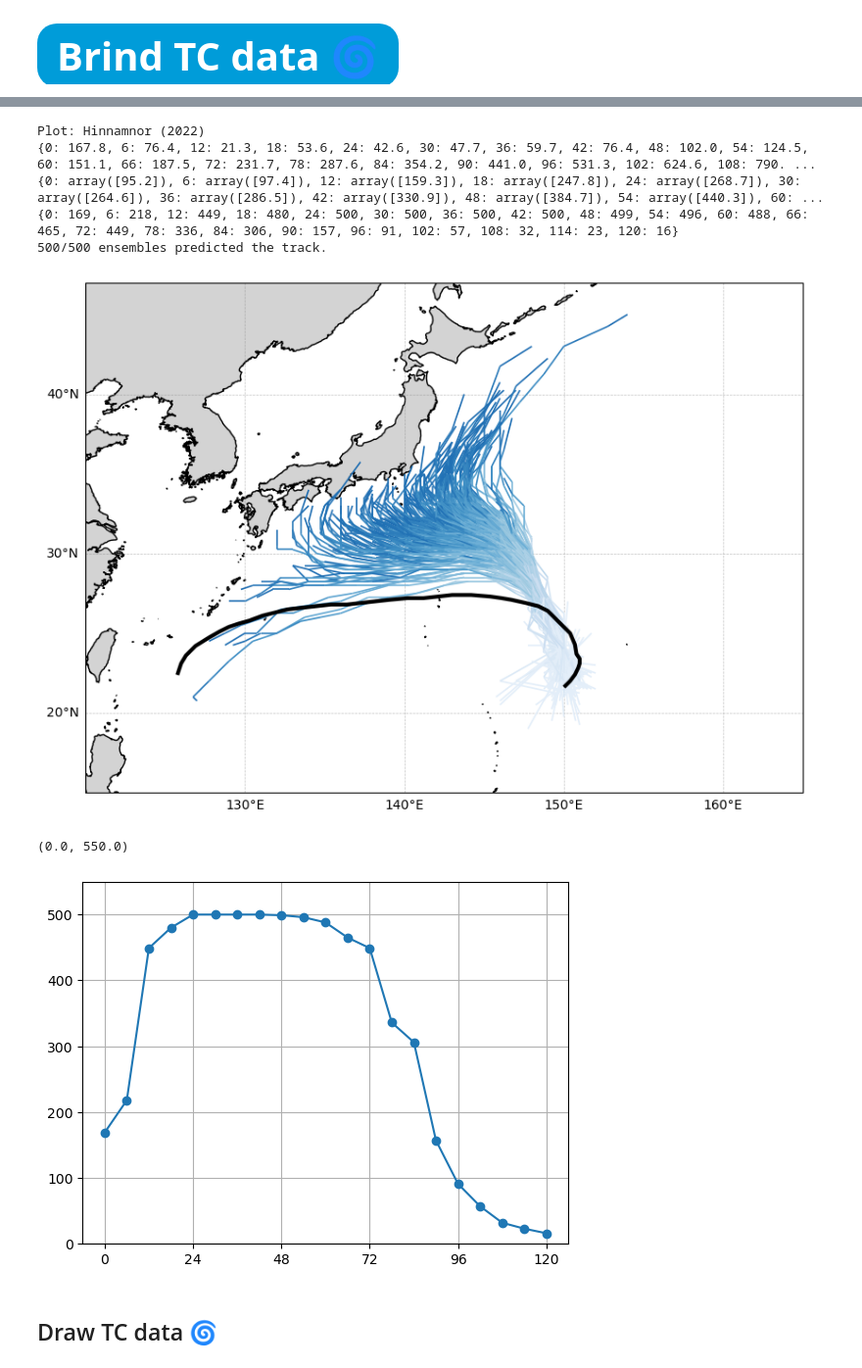
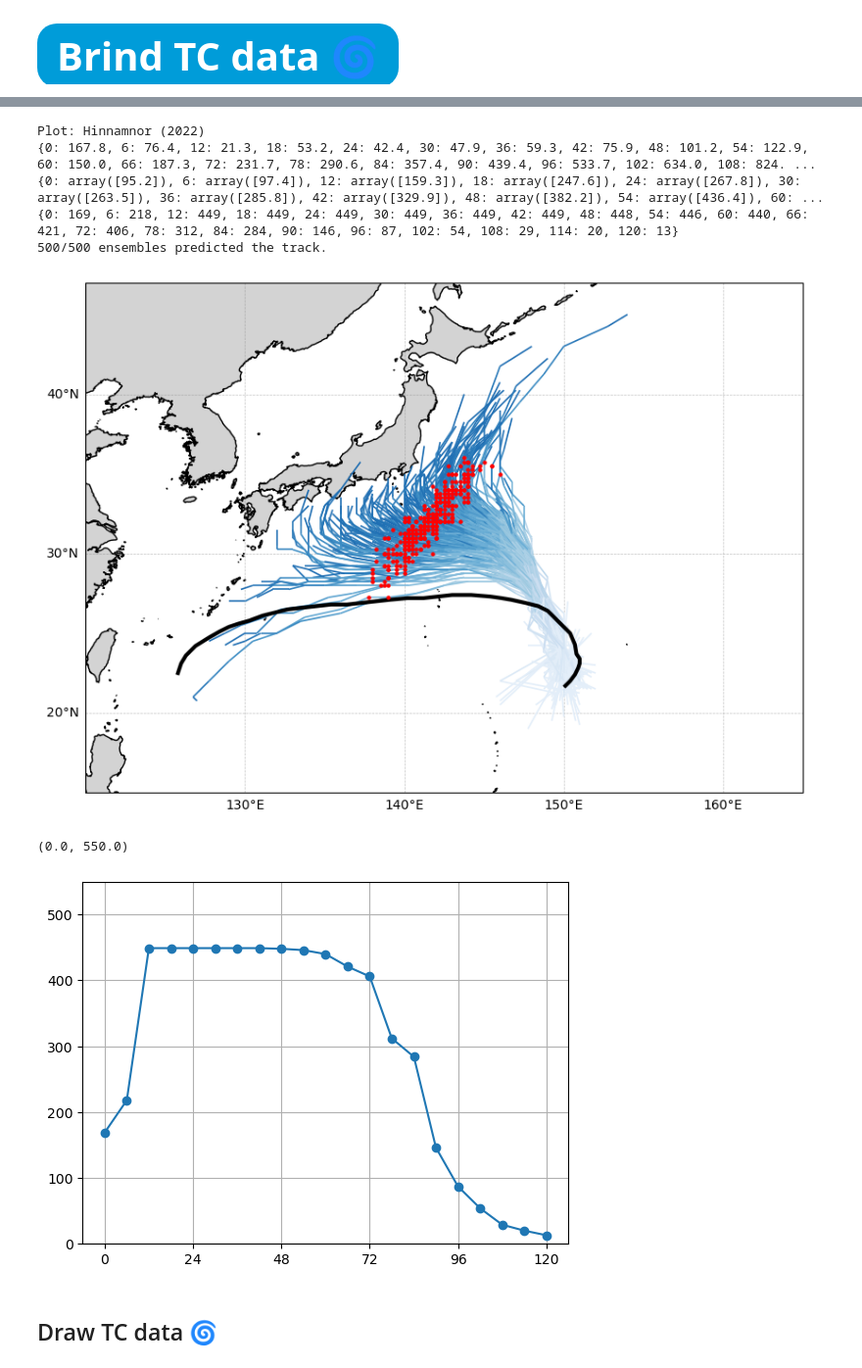
Before and after one commit to jjoo0727/Convective-Systems-Tropical-Dynamics-Laboratory, a Jupyter notebook: sensitivity/TC_track_and_vortex_remove.ipynb, the cells around one changed output, grey strips where cells are left out. Shown at 98% size. Drawn from its saved outputs; the diff is of its cells as text; code cells hidden in the pictures.

```diff
--- a/sensitivity/TC_track_and_vortex_remove.ipynb
+++ b/sensitivity/TC_track_and_vortex_remove.ipynb
@@ -85,9 +85,9 @@ perturbation_scale = 0.05
 #예측 시간 지정, 초기 시간 지정, 앙상블 수
 predict_interval_list = np.arange(0,24*5+1,6)
 start_track_time = 24
-ens_list = range(0,100)
+ens_list = range(0,500)
 ens_num = len(ens_list)  # 앙상블 수
-new_ssv = 'y'           #새로 생성할 것인지 여부, n이면 기존 파일 불러옴
+new_ssv = 'n'           #새로 생성할 것인지 여부, n이면 기존 파일 불러옴
 retro_opt = 'td'        #다시 돌아가면서 태풍 추적시 강한 것만 추적하려면 td로
 lat_perturb = False
 six_hour_suffix = 'y'      #! 6h option 꼭 확인
@@ -476,5 +459,5 @@ Plot: Hinnamnor (2022)
 # %%
-plot_time = 12
+plot_time = 72
 
 print(f"Plot: {storm_name} ({storm_year})")
 fig, ax = plt.subplots(figsize=(10, 8), subplot_kw={'projection': ccrs.PlateCarree()})
@@ -526,8 +509,9 @@ for t in range(0, 121, 6):
     tar_pos = []
     for ens, single_data in min_position.items():
         snap_data = min_position[ens].get(first_time+timedelta(hours=t), None)
+        first_data = min_position[ens].get(first_time+timedelta(hours=12), None)
 
-        if snap_data:
+        if snap_data and first_data:
             tar_pos.append([snap_data['lon'], snap_data['lat']])
             if t == plot_time:
                 mid_pos.append([snap_data['lon'], snap_data['lat']])
@@ -546,39 +530,39 @@ for t in range(0, 121, 6):
 
     # ax.text(snap_lon, snap_lat, t, zorder = 13, horizontalalignment='center', verticalalignment='center' )
 
     corr_pos_tar = np.copy(tar_pos)
     corr_pos_tar[:, 0] = (tar_pos[:, 0]-np.mean(tar_pos[:, 0])) * np.cos(np.radians(tar_pos[:, 1]))  # 경도에 cos(위도)를 곱해 거리 왜곡 보정
     pca_tar = PCA(n_components=1)
     pca_tar.fit(corr_pos_tar)
     pca_tar.mean_[0] = pca_tar.mean_[0] / np.cos(np.radians(pca_tar.mean_[1])) + np.mean(tar_pos[:, 0])
     projection = pca_tar.transform(corr_pos_tar)[:, 0]  # 주축에 투영된 데이터 (1차원)
     distances_tar = (projection - np.mean(projection)) * 111
     ens_spread_dict[t] = np.std(distances_tar, ddof = 1).round(1)
     ens_error_dict[t] = haversine_distance(snap_lon, snap_lat, avg_lon, avg_lat).round(1)
     ens_num_dict[t] = len(distances_tar)
 
 print(ens_spread_dict)
 print(ens_error_dict)
 print(ens_num_dict)
 
-# ax.scatter(np.array(mid_pos)[:,0], np.array(mid_pos)[:,1], color = 'green', zorder = 12, s=10)
+ax.scatter(np.array(mid_pos)[:,0], np.array(mid_pos)[:,1], color = 'red', zorder = 12, s=5)
 
 print(f"{num}/{len(ens_list)} ensembles predicted the track.")
 plt.show()
 
 plt.plot(ens_num_dict.keys(), list(ens_num_dict.values()), marker='o')
 plt.grid()
 plt.xticks(range(0, 121, 24))
 plt.ylim(0,550)
 # %% [output]
 Plot: Hinnamnor (2022)
-{0: 167.8, 6: 76.4, 12: 21.3, 18: 53.6, 24: 42.6, 30: 47.7, 36: 59.7, 42: 76.4, 48: 102.0, 54: 124.5, 60: 151.1, 66: 187.5, 72: 231.7, 78: 287.6, 84: 354.2, 90: 441.0, 96: 531.3, 102: 624.6, 108: 790. ...
-{0: array([95.2]), 6: array([97.4]), 12: array([159.3]), 18: array([247.8]), 24: array([268.7]), 30: array([264.6]), 36: array([286.5]), 42: array([330.9]), 48: array([384.7]), 54: array([440.3]), 60: ...
-{0: 169, 6: 218, 12: 449, 18: 480, 24: 500, 30: 500, 36: 500, 42: 500, 48: 499, 54: 496, 60: 488, 66: 465, 72: 449, 78: 336, 84: 306, 90: 157, 96: 91, 102: 57, 108: 32, 114: 23, 120: 16}
+{0: 167.8, 6: 76.4, 12: 21.3, 18: 53.2, 24: 42.4, 30: 47.9, 36: 59.3, 42: 75.9, 48: 101.2, 54: 122.9, 60: 150.0, 66: 187.3, 72: 231.7, 78: 290.6, 84: 357.4, 90: 439.4, 96: 533.7, 102: 634.0, 108: 824. ...
+{0: array([95.2]), 6: array([97.4]), 12: array([159.3]), 18: array([247.6]), 24: array([267.8]), 30: array([263.5]), 36: array([285.8]), 42: array([329.9]), 48: array([382.2]), 54: array([436.4]), 60: ...
+{0: 169, 6: 218, 12: 449, 18: 449, 24: 449, 30: 449, 36: 449, 42: 449, 48: 448, 54: 446, 60: 440, 66: 421, 72: 406, 78: 312, 84: 284, 90: 146, 96: 87, 102: 54, 108: 29, 114: 20, 120: 13}
 500/500 ensembles predicted the track.
-[figure, old version]
+[figure, new version]
 (0.0, 550.0)
-[figure, old version]
+[figure, new version]
 # %% [markdown]
 ## Draw TC data 🌀
 # %%
```
Also changed, not shown: parts of 9 cells of this notebook, 8 other files.
